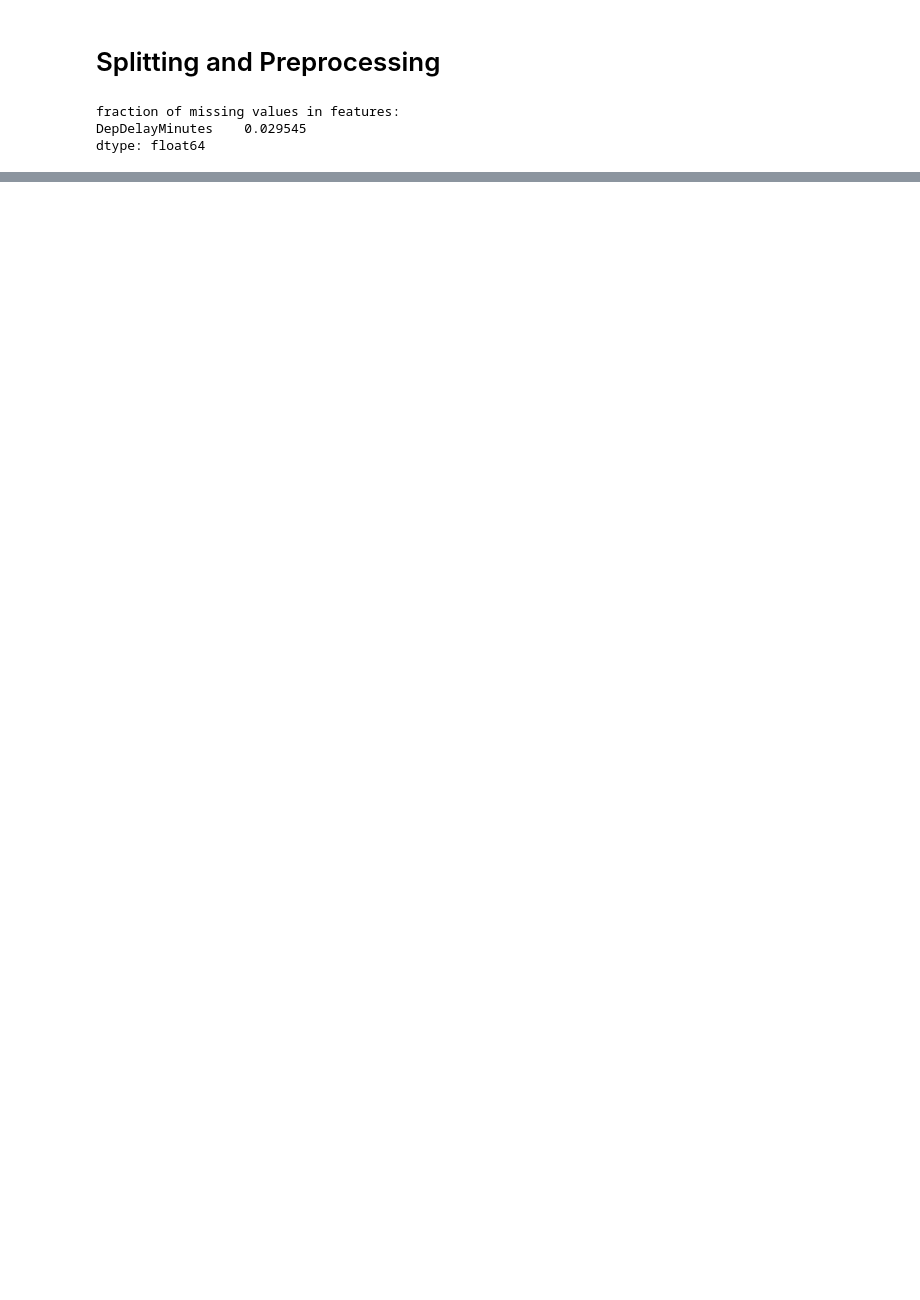
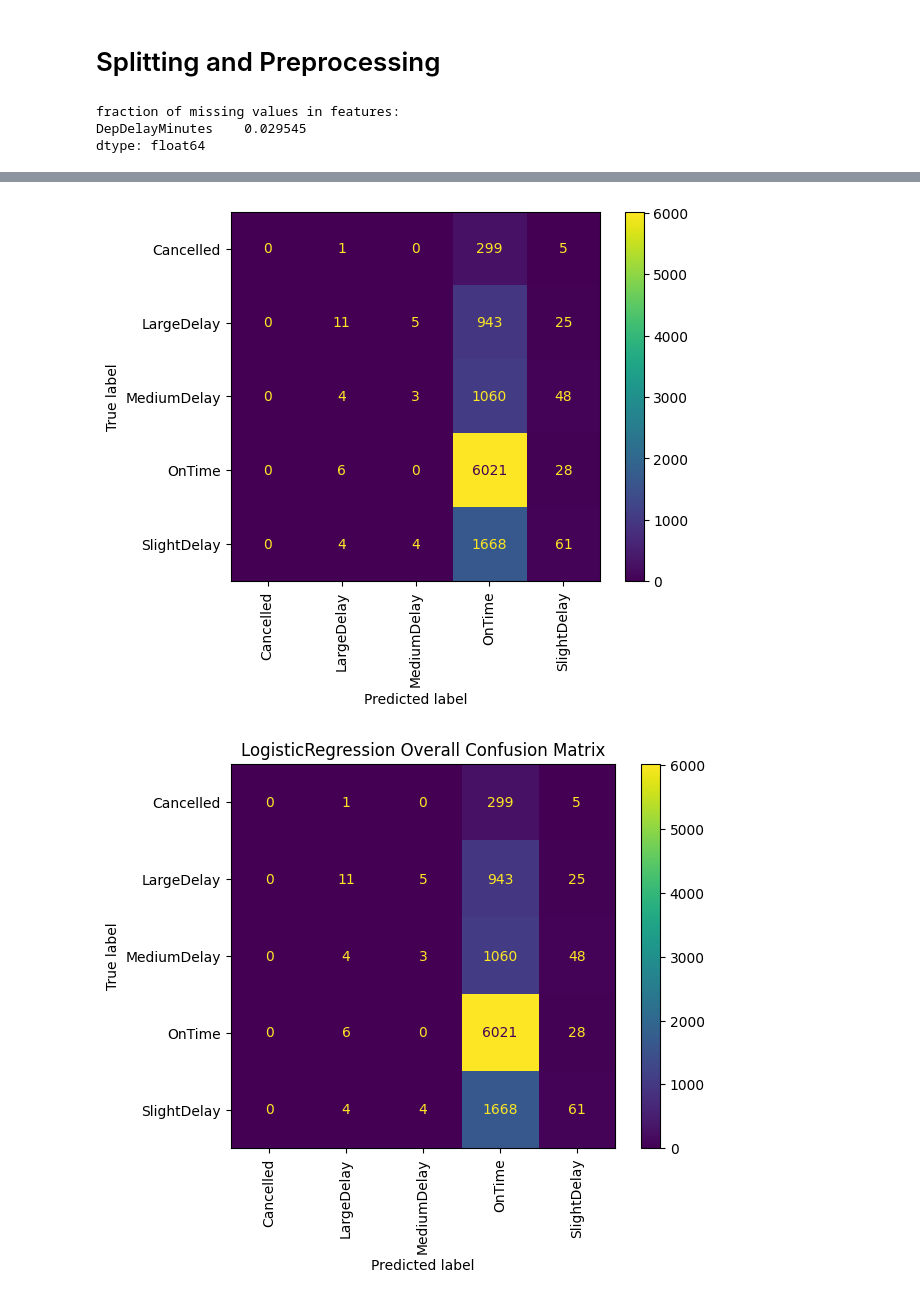
Before and after one commit to ameyerow/DATA1030-final, a Jupyter notebook: src/Final.ipynb, the cells around one changed output, grey strips where cells are left out. Cells and saved outputs as stored; diff of their text form; code cells hidden in the pictures; blank space fills up the shorter version.

```diff
--- a/src/Final.ipynb
+++ b/src/Final.ipynb
@@ -419,0 +444,35 @@ plt.show()
+# %%
+from sklearn.linear_model import LogisticRegression
+
+def LR_fit_function(X_train_prep, y_train, eval_set, params):
+    clf = LogisticRegression(random_state=0)
+    clf.set_params(**params)
+    clf.fit(X_train_prep,y_train)
+    return clf
+
+LR_param_grid = {
+    "penalty": ['l2', 'none'],
+    "C": [0.1, 0.5, 0.9],
+    "n_jobs": [-1],
+    "max_iter": [10000],
+}
+
+LR_models = []
+LR_test_scores = []
+LR_X_test_preps = []
+LR_y_tests = []
+LR_feature_names_list = []
+
+num_random_states = 3
+for i in range(num_random_states):
+    random_state = i*42
+    LR_model, LR_test_score, LR_X_test_prep, LR_y_test, LR_feature_names = ML_pipeline(X, y, LR_param_grid, LR_fit_function, random_state)
+
+    LR_models.append(LR_model)
+    LR_test_scores.append(LR_test_score)
+    LR_X_test_preps.append(LR_X_test_prep)
+    LR_y_tests.append(LR_y_test)
+    LR_feature_names_list.append(LR_feature_names)
+
+print(f'Mean of test scores: {np.mean(LR_test_scores)}')
+print(f'STD of test scores: {np.std(LR_test_scores)}')
@@ -419,0 +497,6 @@ plt.show()
+# %%
+best_index = np.argmax(LR_test_scores)
+understand_results('LogisticRegression', LR_models[best_index], LR_test_scores[best_index], LR_X_test_preps[best_index], LR_y_tests[best_index], LR_feature_names_list[best_index])
+# %% [output]
+[figure, added]
+[figure, added]
```
Also changed, not shown: parts of 26 cells of this notebook, 31 other files.
